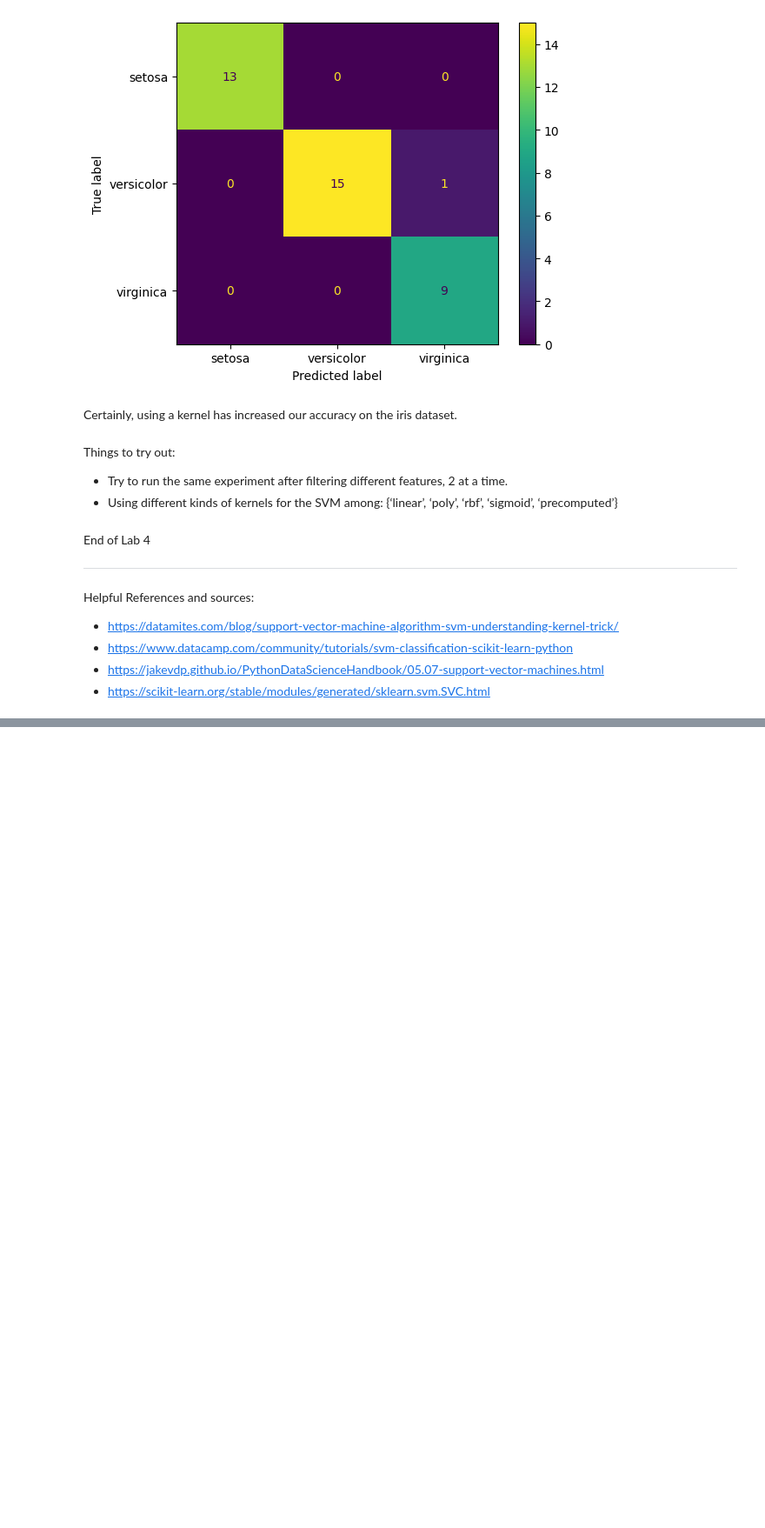
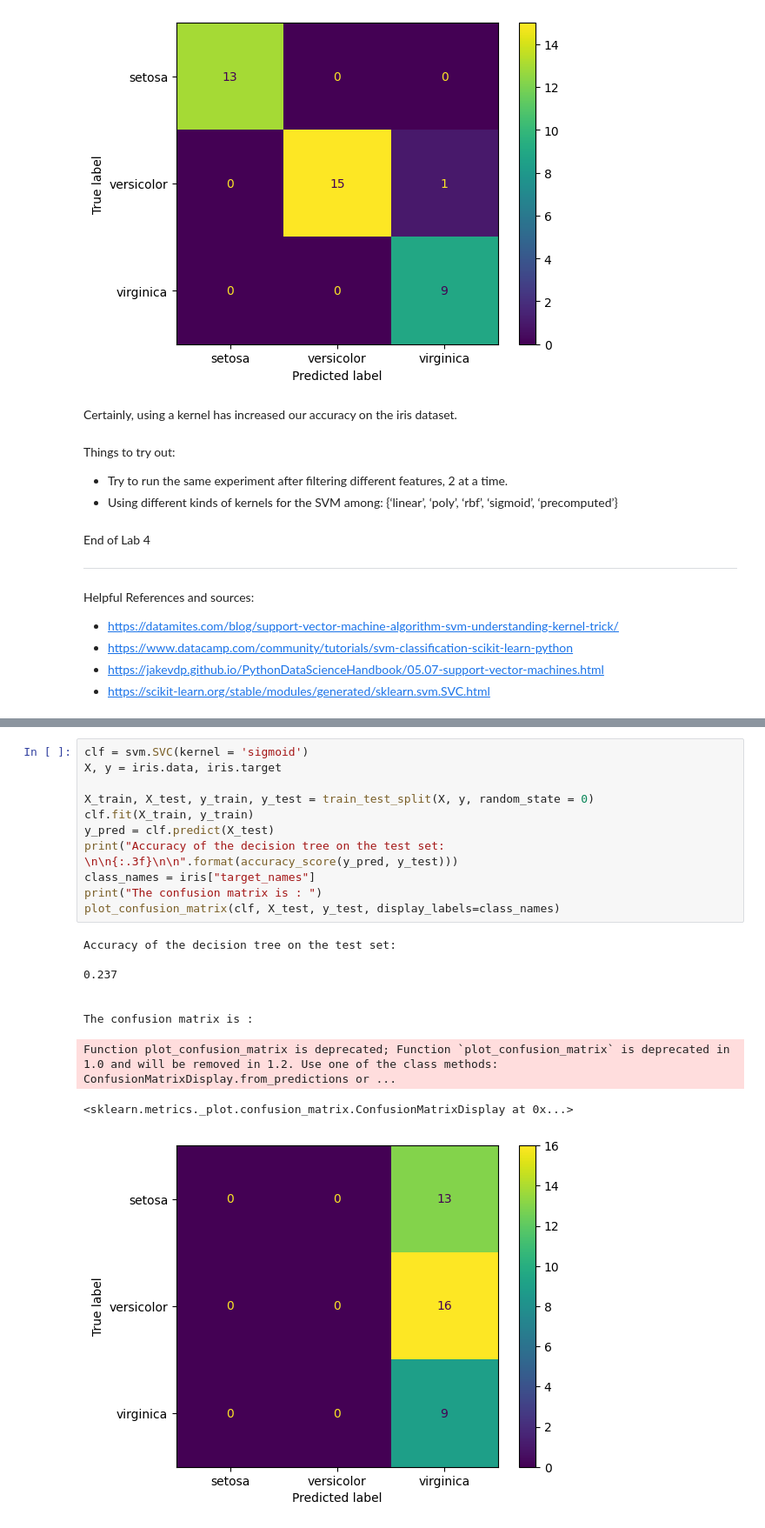
Before and after one commit to iamindhu/fmml_labs, a Jupyter notebook: Module4/FMMl20210224_Module4_Lab4.ipynb, the cells around one changed output, grey strips where cells are left out. Shown at 87% size. Drawn from its saved outputs; the diff is of its cells as text; blank space fills up the shorter version.

```diff
--- a/Module4/FMMl20210224_Module4_Lab4.ipynb
+++ b/Module4/FMMl20210224_Module4_Lab4.ipynb
@@ -258,0 +282,21 @@ Helpful References and sources:
+# %%
+clf = svm.SVC(kernel = 'sigmoid')
+X, y = iris.data, iris.target
+
+X_train, X_test, y_train, y_test = train_test_split(X, y, random_state = 0)
+clf.fit(X_train, y_train)
+y_pred = clf.predict(X_test)
+print("Accuracy of the decision tree on the test set: \n\n{:.3f}\n\n".format(accuracy_score(y_pred, y_test)))
+class_names = iris["target_names"]
+print("The confusion matrix is : ")
+plot_confusion_matrix(clf, X_test, y_test, display_labels=class_names)
+# %% [output]
+Accuracy of the decision tree on the test set:
+
+0.237
+
+
+The confusion matrix is :
+Function plot_confusion_matrix is deprecated; Function `plot_confusion_matrix` is deprecated in 1.0 and will be removed in 1.2. Use one of the class methods: ConfusionMatrixDisplay.from_predictions or ...
+<sklearn.metrics._plot.confusion_matrix.ConfusionMatrixDisplay at 0x...>
+[figure, added]
```
Also changed, not shown: parts of 3 cells of this notebook.
